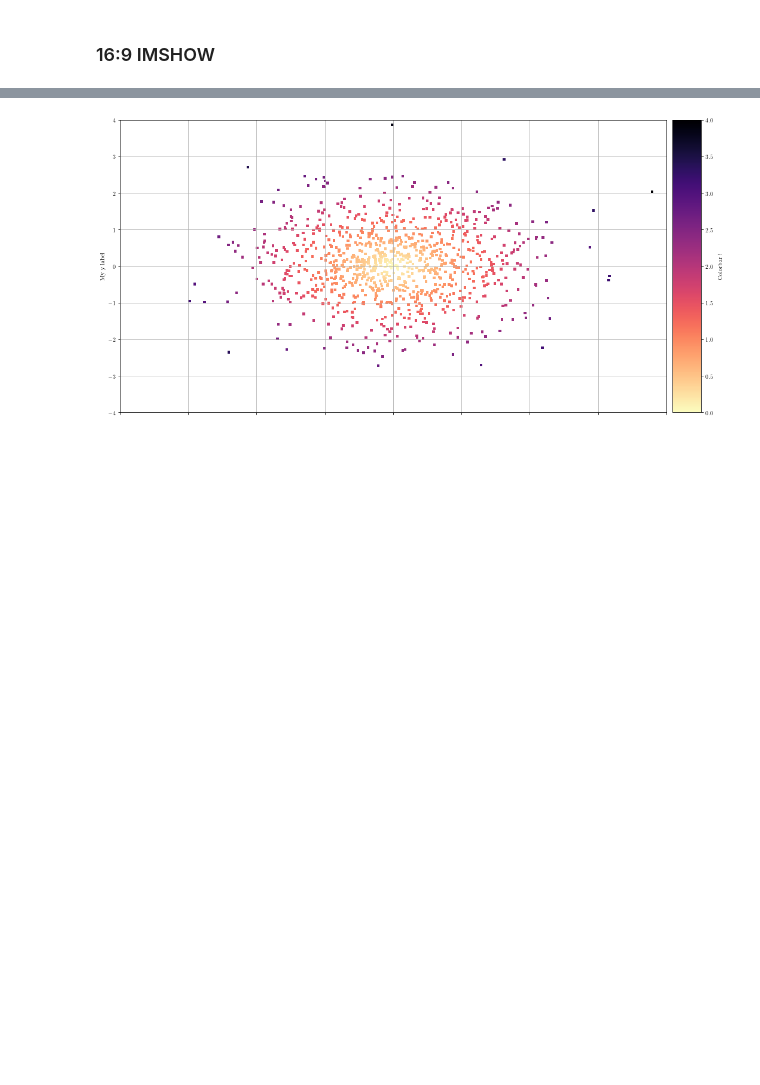
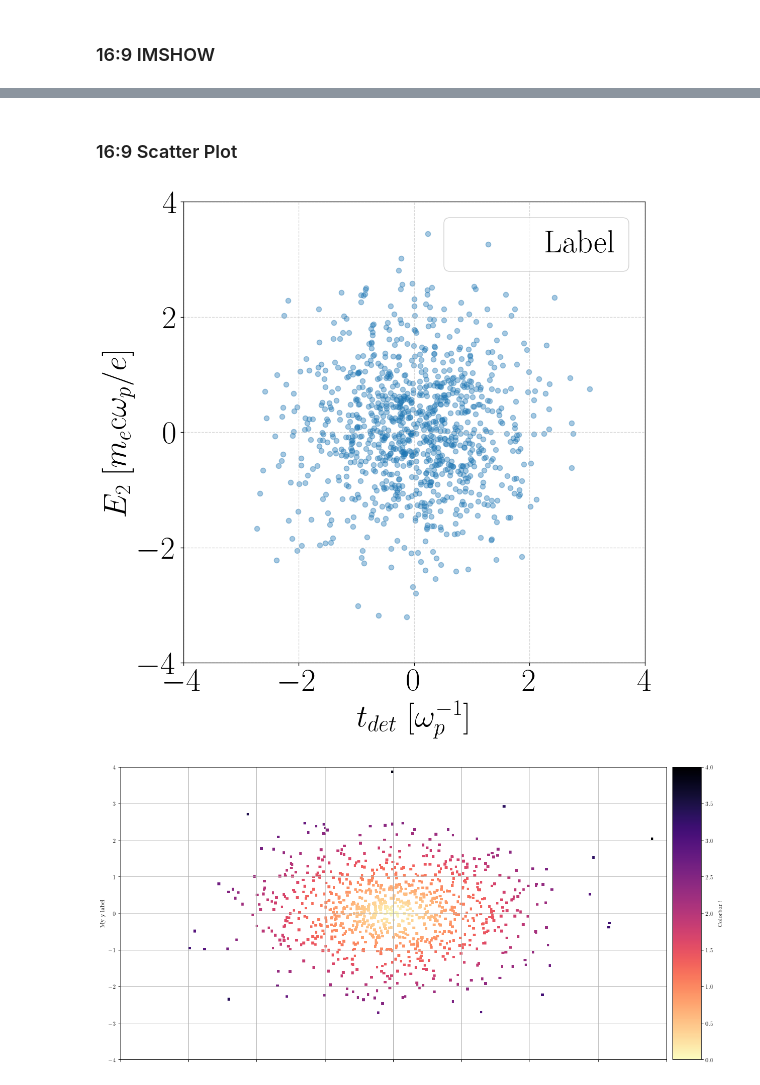
Before and after one commit to pardallio/plots, a Jupyter notebook: Static.ipynb, the cells around one changed output, grey strips where cells are left out. Drawn from its saved outputs; the diff is of its cells as text; code cells hidden in the pictures; blank space fills up the shorter version.

```diff
--- a/Static.ipynb
+++ b/Static.ipynb
@@ -349,3 +228,50 @@ plt.savefig("test4.pdf",facecolor=(0.0, 0.0, 0.0, 0.0),bbox_inches="tight")
+# %% [markdown]
+### 16:9 Scatter Plot
+# %%
+import matplotlib.pyplot as plt
+import matplotlib as mpl
+from matplotlib.colors import LogNorm
+
+ratio=9/9
+
+plt.style.use('default')
+mpl.rcParams['text.usetex'] = True
+mpl.rcParams['text.latex.preamble'] = r'\usepackage{amsmath}' #for \text command
+fig=plt.figure(figsize=(12,9),dpi=120)
+plt.rcParams.update({'font.size': 38})
+mpl.rc('font', family = 'serif')
+plt.axes([0.0,0,1,1])
+
+
+
+gs = gridspec.GridSpec(1,2, height_ratios=[1], width_ratios=[0.95,0.05],wspace=0.01)
+gs.update(left=0.05, right=0.95, bottom=0.08, top=0.93, wspace=0.02, hspace=0.03)
+
+
+ax = plt.subplot(gs[0,0]) # place it where it should be.
+
+N=42
+xmin=0
+xmax=40
+ymin=0
+ymax=20
+x = np.random.randn(1000)
+y = np.random.randn(1000)
+
+ax.scatter(x,y,alpha=0.4,label="Label")
+
+ax.set_xlabel(r"$t_{det}~[\omega_p^{-1}]$")
+ax.set_ylabel(r"$E_2\;[m_e\text{c}\omega_p/e]$")
+ax.set_xlim(-4,4)
+ax.set_ylim(-4,4)
+xlen=ax.get_xlim()[1]-ax.get_xlim()[0]
+ylen=ax.get_ylim()[1]-ax.get_ylim()[0]
+ax.set_aspect(xlen/ylen/ratio)
+ax.grid(ls="--",alpha=0.5)
+ax.legend()
+plt.savefig("testscat.pdf",facecolor=(0.0, 0.0, 0.0, 0.0),bbox_inches="tight")
+# %% [output]
+[figure, added]
 # %%
 import numpy as np # For creating some fake data
 
```
Also changed, not shown: parts of 12 cells of this notebook.
